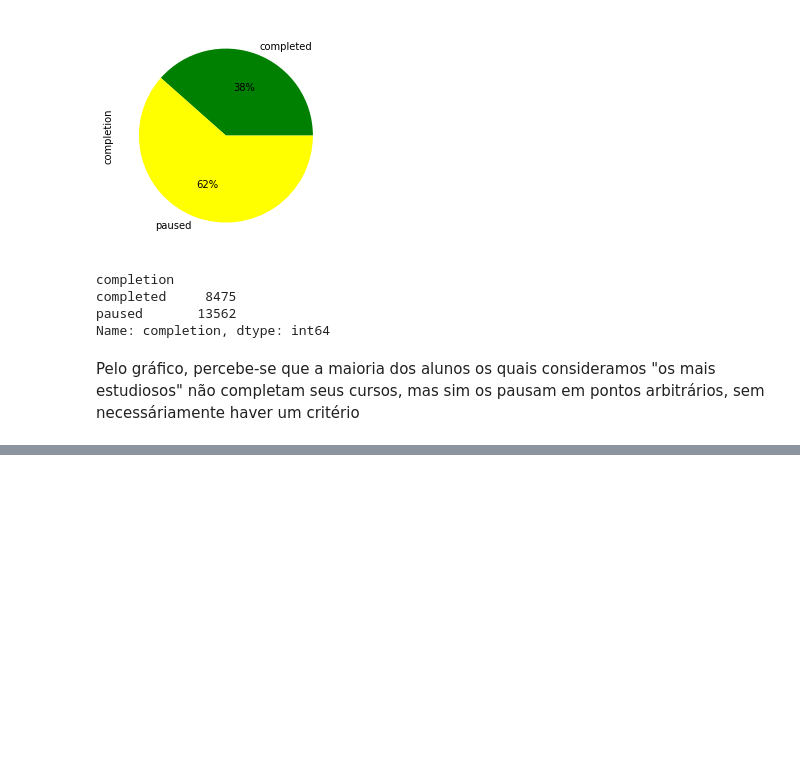
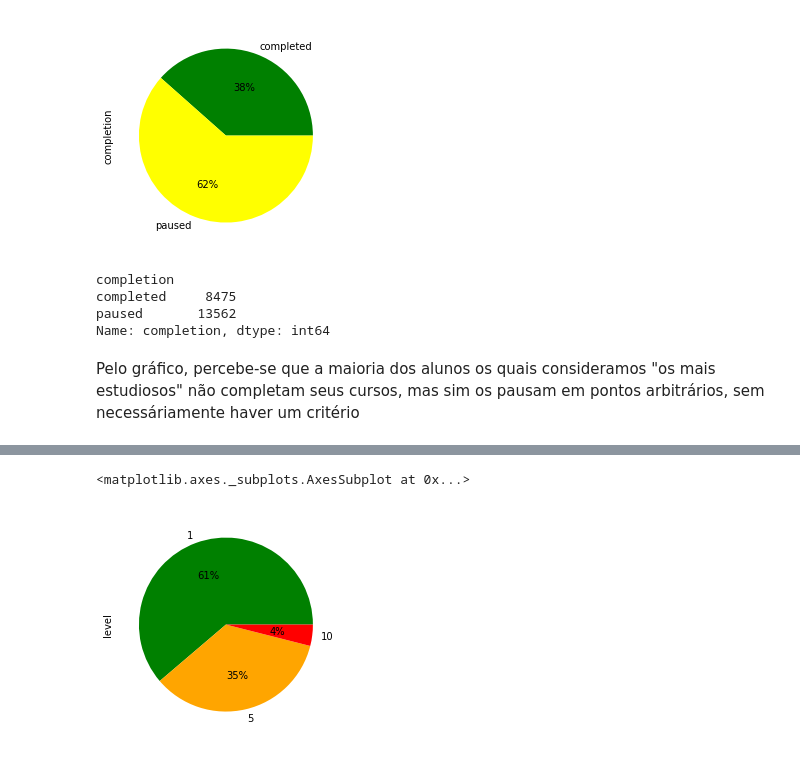
Before and after one commit to jo-nsc/distance-education-2020, a Jupyter notebook: analise_perfil_alunos.ipynb, the cells around one changed output, grey strips where cells are left out. Drawn from its saved outputs; the diff is of its cells as text; code cells hidden in the pictures; blank space fills up the shorter version.

```diff
--- a/analise_perfil_alunos.ipynb
+++ b/analise_perfil_alunos.ipynb
@@ -89,0 +157,4 @@ Pelo gráfico, percebe-se que a maioria dos alunos os quais consideramos "os mai
+# %%
+top25_paused = statuses[statuses.completion == 'paused']
+top25_paused = top25_paused.merge(courses, left_on='course_uuid',right_on='uuid')
+top25_paused.head()
@@ -89,0 +168,5 @@ Pelo gráfico, percebe-se que a maioria dos alunos os quais consideramos "os mai
+# %%
+top25_paused.groupby('level')['level'].count().plot.pie(colors = ['green','orange','red'], autopct='%1.0f%%')
+# %% [output]
+<matplotlib.axes._subplots.AxesSubplot at 0x...>
+[figure, added]
```
Also changed, not shown: parts of 17 cells of this notebook.
